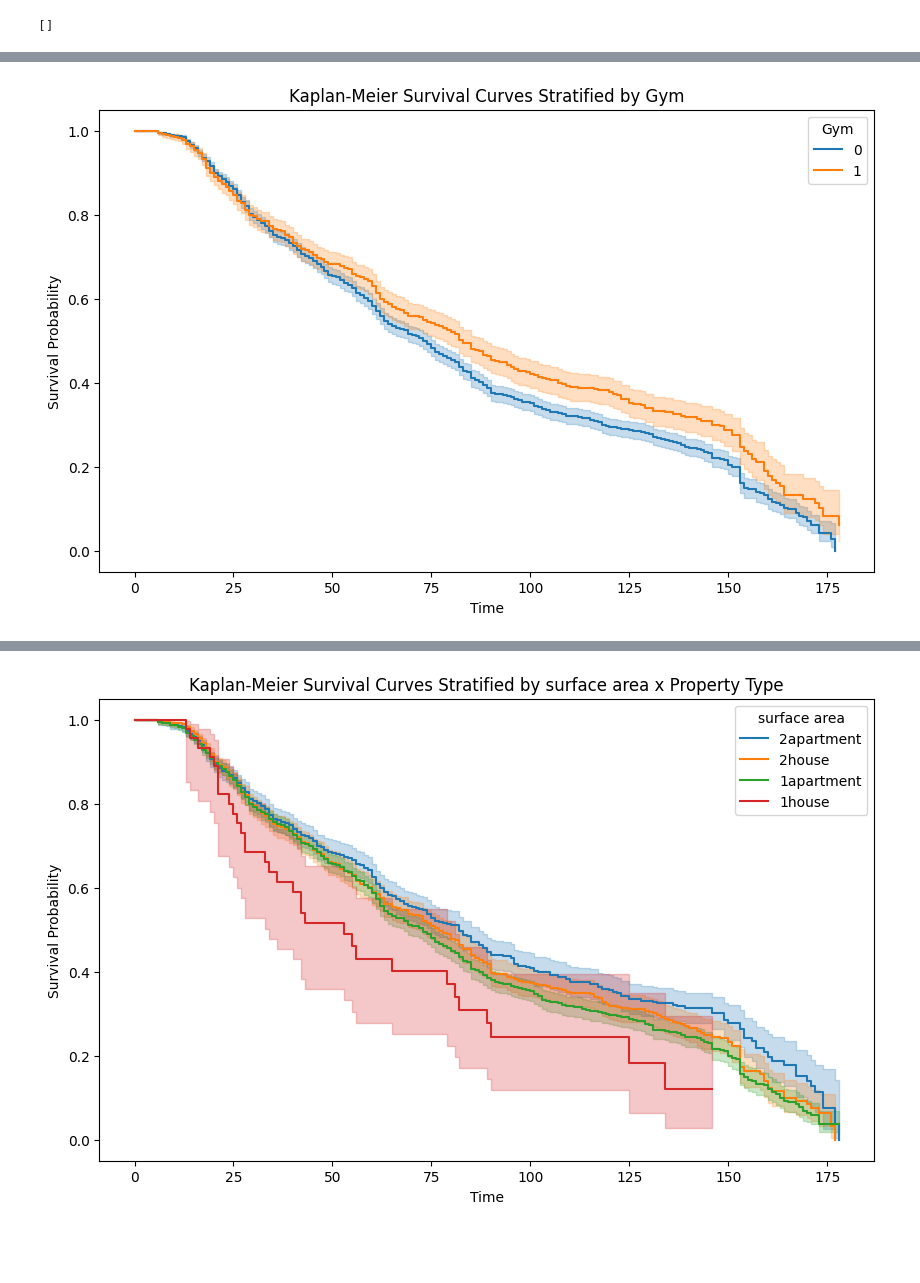
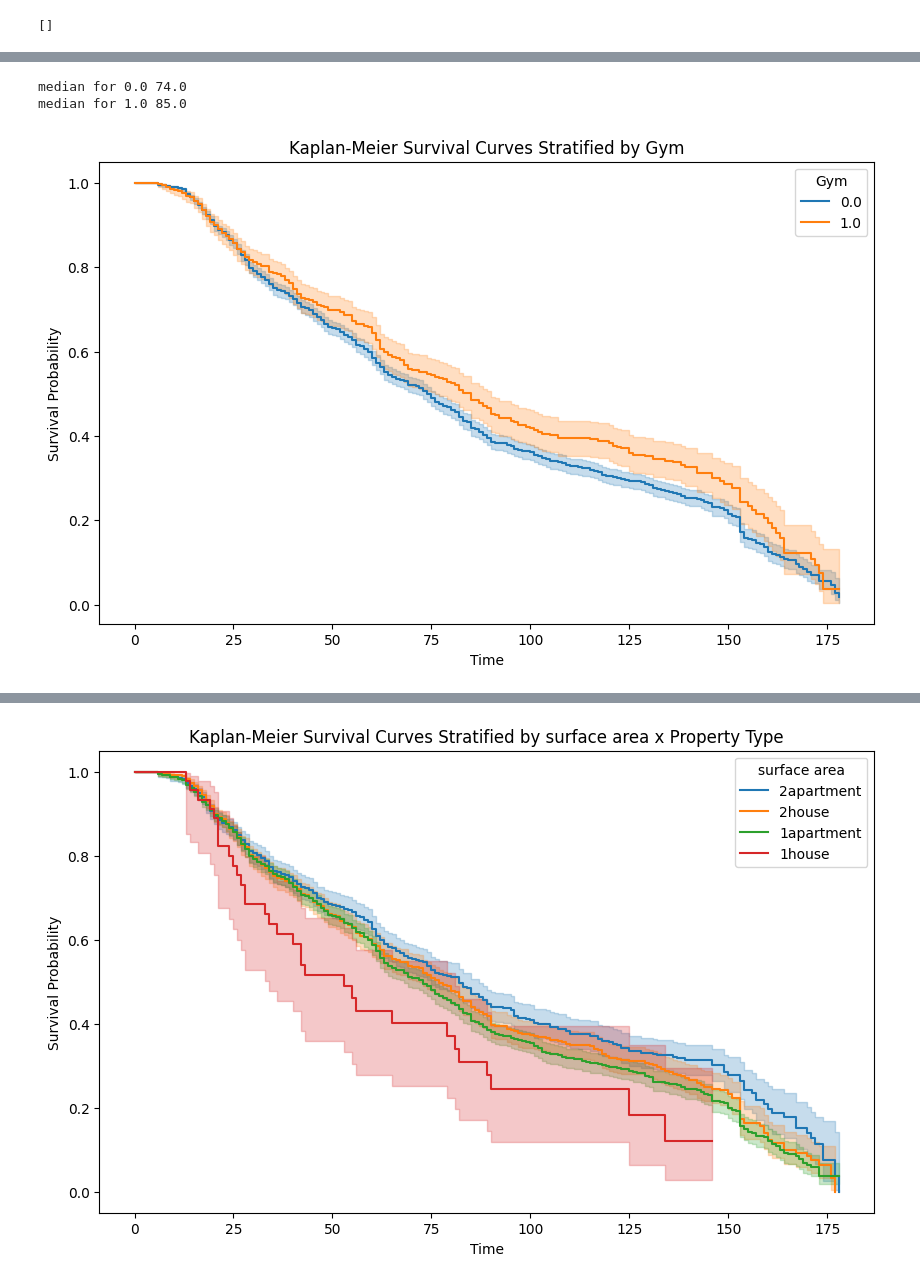
Before and after one commit to cuentadesanti/RealEstate, a Jupyter notebook: DD360TASK.ipynb, the cells around one changed output, grey strips where cells are left out. Cells and saved outputs as stored; diff of their text form; code cells hidden in the pictures; blank space fills up the shorter version.

```diff
--- a/DD360TASK.ipynb
+++ b/DD360TASK.ipynb
@@ -267,11 +271,12 @@ kmf = KaplanMeierFitter()
 
 # Plotting the survival function for each property type
 plt.figure(figsize=(10, 6))
-for property_type in data['num_bathrooms'].unique():
+for num_bath in data['num_bathrooms'].unique():
     # Select data for each property type
-    idx = data['num_bathrooms'] == property_type
-    kmf.fit(data[idx]['time2event'], event_observed=data[idx]['event'], label=property_type)
+    idx = data['num_bathrooms'] == num_bath
+    kmf.fit(data[idx]['time2event'], event_observed=data[idx]['event'], label=num_bath)
     kmf.plot_survival_function()
+    print("median for "+str(num_bath),kmf.median_survival_time_)
 
 plt.title('Kaplan-Meier Survival Curves Stratified by num_bathrooms')
 plt.xlabel('Time')
@@ -286,11 +303,12 @@ kmf = KaplanMeierFitter()
 
 # Plotting the survival function for each property type
 plt.figure(figsize=(10, 6))
-for property_type in data['num_bedrooms'].unique():
+for num_bedrooms in data['num_bedrooms'].unique():
     # Select data for each property type
-    idx = data['num_bedrooms'] == property_type
-    kmf.fit(data[idx]['time2event'], event_observed=data[idx]['event'], label=property_type)
+    idx = data['num_bedrooms'] == num_bedrooms
+    kmf.fit(data[idx]['time2event'], event_observed=data[idx]['event'], label=num_bedrooms)
     kmf.plot_survival_function()
+    print("median for "+str(num_bedrooms),kmf.median_survival_time_)
 
 plt.title('Kaplan-Meier Survival Curves Stratified by num_bedrooms')
 plt.xlabel('Time')
@@ -302,22 +326,25 @@ plt.show()
 # %%
 # Initialize the Kaplan-Meier fitter
 kmf = KaplanMeierFitter()
 
 # Plotting the survival function for each property type
 plt.figure(figsize=(10, 6))
-for has_gym in data['has_gym'].unique():
+for has_gym in data['has_pool'].unique():
     # Select data for each property type
-    idx = data['has_gym'] == has_gym
+    idx = data['has_pool'] == has_gym
     kmf.fit(data[idx]['time2event'], event_observed=data[idx]['event'], label=has_gym)
     kmf.plot_survival_function()
+    print("median for "+str(has_gym),kmf.median_survival_time_)
 
 plt.title('Kaplan-Meier Survival Curves Stratified by Gym')
 plt.xlabel('Time')
 plt.ylabel('Survival Probability')
 plt.legend(title='Gym')
 plt.show()
 # %% [output]
+median for 0.0 74.0
+median for 1.0 85.0
-[figure, old version]
+[figure, new version]
 # %%
 df = data
 # Calculate the percentiles
```
Also changed, not shown: parts of 14 cells of this notebook.
